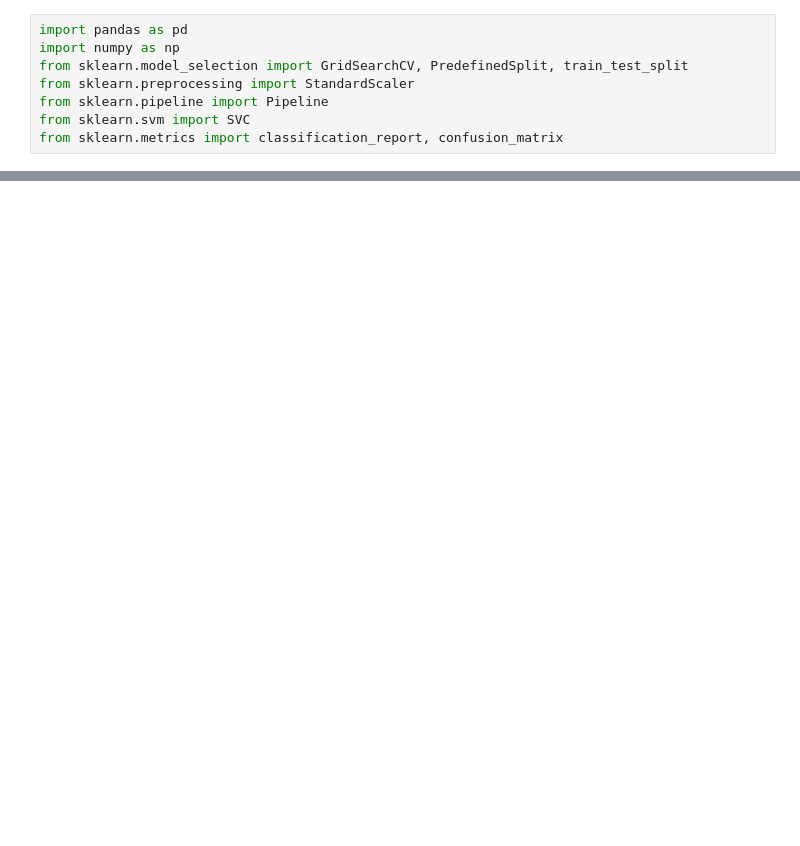
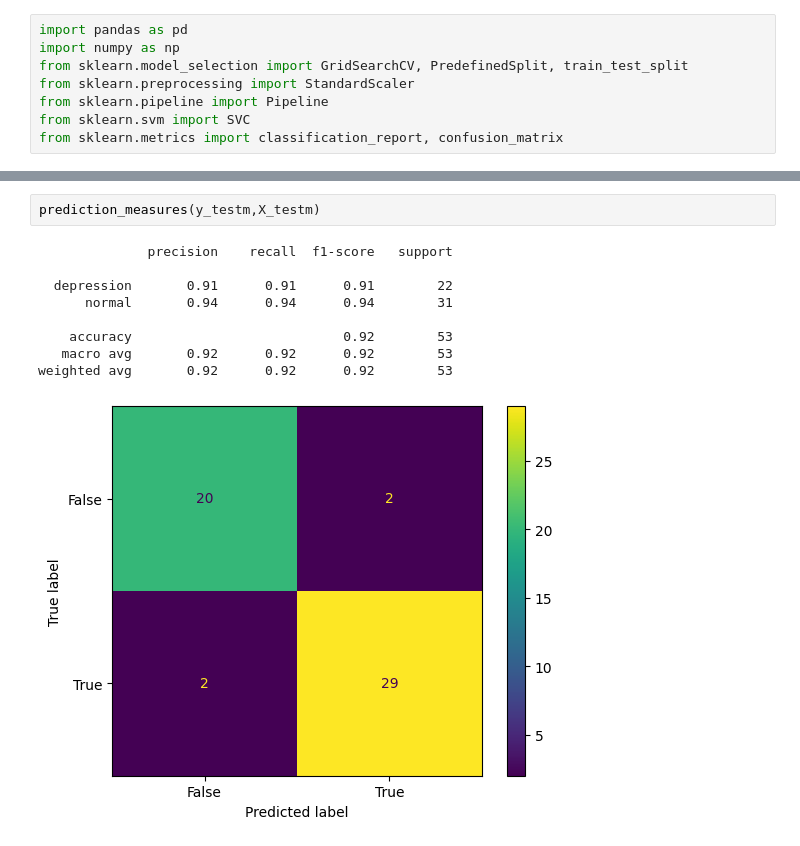
Before and after one commit to BramJanssen22/EMDD, a Jupyter notebook: D-vlog w2vec/model_testing/w2vec_testing.ipynb, the cells around one changed output, grey strips where cells are left out. Drawn from its saved outputs; the diff is of its cells as text; blank space fills up the shorter version.

```diff
--- a/D-vlog w2vec/model_testing/w2vec_testing.ipynb
+++ b/D-vlog w2vec/model_testing/w2vec_testing.ipynb
@@ -68,0 +101,12 @@ weighted avg       0.92      0.92      0.92       161
+# %%
+prediction_measures(y_testm,X_testm)
+# %% [output]
+              precision    recall  f1-score   support
+
+  depression       0.91      0.91      0.91        22
+      normal       0.94      0.94      0.94        31
+
+    accuracy                           0.92        53
+   macro avg       0.92      0.92      0.92        53
+weighted avg       0.92      0.92      0.92        53
+[figure, added]
```
Also changed, not shown: parts of 5 cells of this notebook, 2 other files.
